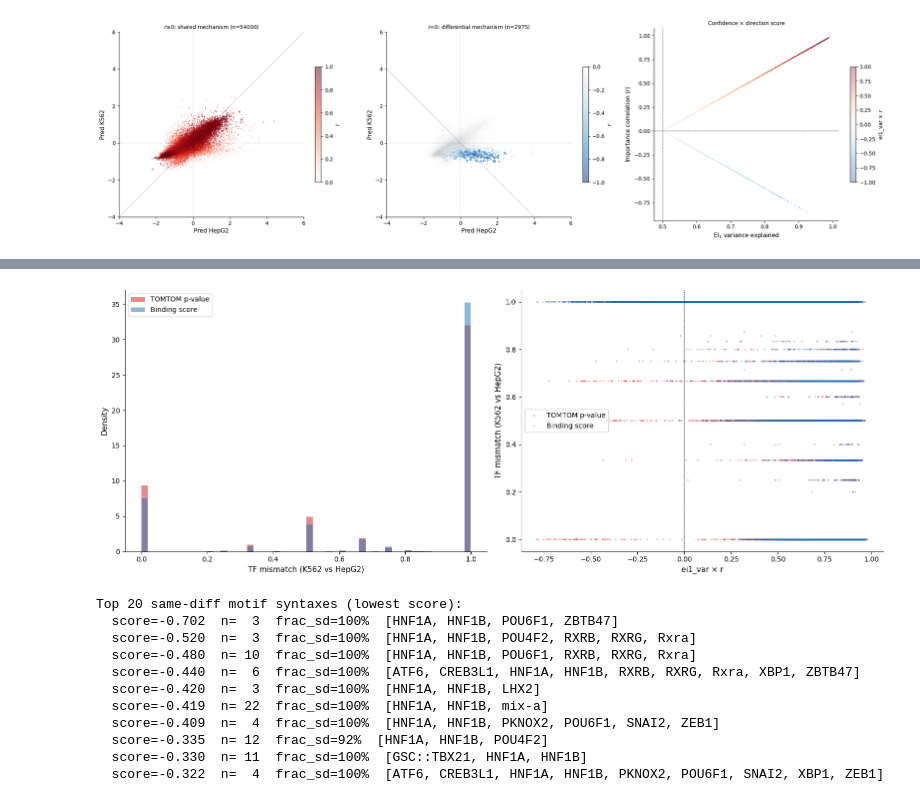
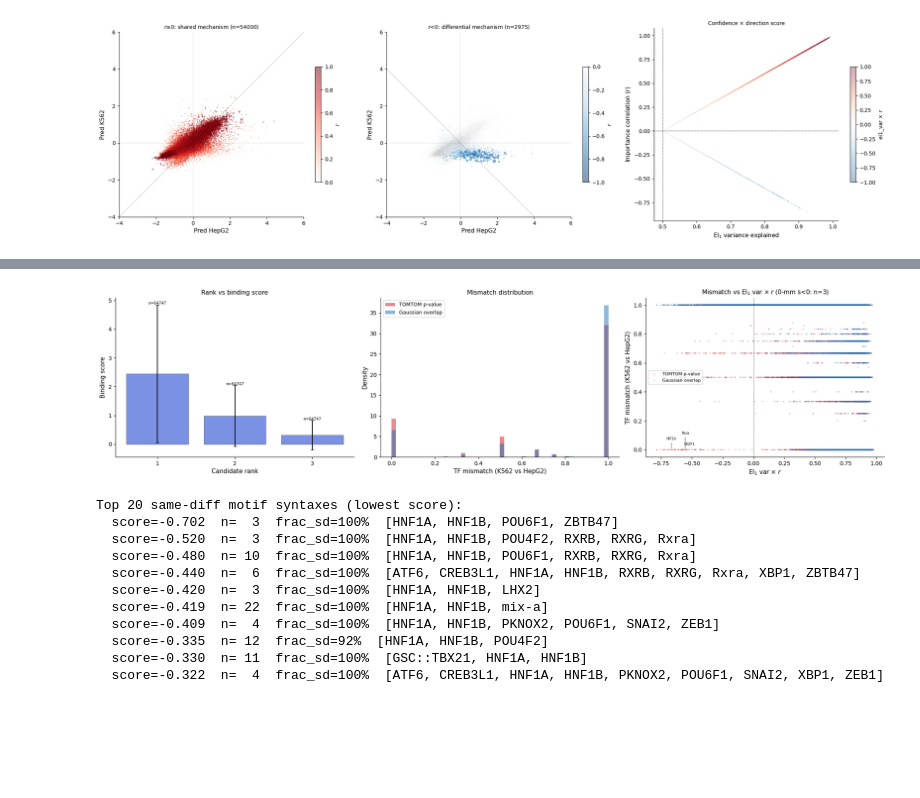
Before and after one commit to pabmantilla/Hippo_dependency_mpra, a Jupyter notebook: genomic_targets/scripts/2d_targeting/hippo_target_selection.ipynb, the cells around one changed output, grey strips where cells are left out. Drawn from its saved outputs; the diff is of its cells as text; code cells hidden in the pictures; blank space fills up the shorter version.

Commit message:
gaussian binding score

```diff
--- a/genomic_targets/scripts/2d_targeting/hippo_target_selection.ipynb
+++ b/genomic_targets/scripts/2d_targeting/hippo_target_selection.ipynb
@@ -106,17 +106,31 @@ score = ei1_var * corrs
 def parse_components(tf_name):
     return [p.strip().upper() for p in tf_name.replace('::', ':').split(':') if p.strip()]
 
+# Estimate sigma from expressed TFs
+_lfcs = []
+for tf in tf_tpm:
+    h_tpm = tf_tpm[tf].get('HepG2', 0)
+    k_tpm = tf_tpm[tf].get('K562', 0)
+    if max(h_tpm, k_tpm) < 1:
+        continue
+    _lfcs.append(abs(np.log1p(h_tpm) - np.log1p(k_tpm)))
+SIGMA = float(np.median(_lfcs))
+print(f'Estimated sigma from expressed TFs: {SIGMA:.3f}')
+
 def binding_score(tf_name, detecting_ct, s):
     components = parse_components(tf_name)
     log_expr = {}
     for ct in cell_types:
         tpm = max((tf_tpm.get(g, {}).get(ct, 0.0) for g in components), default=0.0)
         log_expr[ct] = np.log1p(tpm)
+    other_ct = [ct for ct in cell_types if ct != detecting_ct][0]
+    lfc = log_expr[detecting_ct] - log_expr[other_ct]
+    overlap = np.exp(-lfc ** 2 / (2 * SIGMA ** 2))
     w = (1 + np.clip(s, -1, 1)) / 2
-    shared = np.mean(list(log_expr.values()))
-    others = [log_expr[ct] for ct in cell_types if ct != detecting_ct]
-    specific = log_expr[detecting_ct] - (max(others) if others else 0.0)
-    return w * shared + (1 - w) * specific
+    separation = (1 - overlap) * (1 + np.clip(lfc, 0, None))
+    base_shared = (log_expr['HepG2'] + log_expr['K562']) / 2
+    base_detect = log_expr[detecting_ct]
+    return w * base_shared * overlap + (1 - w) * base_detect * separation
 
 # Re-rank motif hits
 motif_hits_ranked = {}
@@ -164,26 +178,64 @@ mm_bind = compute_mismatch(motif_hits_ranked)
 has_data = np.isfinite(mm_pval) & np.isfinite(mm_bind)
 idx = np.where(has_data)[0]
 
-fig, (ax1, ax2) = plt.subplots(1, 2, figsize=(16, 6))
+# Collect rank vs binding score
+from collections import defaultdict
+rank_bs = defaultdict(list)
+for ct in cell_types:
+    for si in range(n_seqs):
+        for h in motif_hits_ranked[ct][si]:
+            for rank, cand in enumerate(h['top_hits'], 1):
+                rank_bs[rank].append(cand['binding_score'])
 
-# Left: mismatch distribution for both methods
-ax1.hist(mm_pval[idx], bins=50, alpha=0.5, color='#cb181d', label='TOMTOM p-value', density=True)
-ax1.hist(mm_bind[idx], bins=50, alpha=0.5, color='#2171b5', label='Binding score', density=True)
-ax1.set_xlabel('TF mismatch (K562 vs HepG2)', fontsize=11)
-ax1.set_ylabel('Density', fontsize=11)
-ax1.legend(fontsize=10)
-ax1.spines['top'].set_visible(False); ax1.spines['right'].set_visible(False)
+fig, axes = plt.subplots(1, 3, figsize=(20, 5))
 
-# Right: mismatch vs ei1_var x r, two colors for two methods
-ax2.scatter(score[idx], mm_pval[idx], s=6, alpha=0.3, c='#cb181d',
-            edgecolors='none', rasterized=True, label='TOMTOM p-value')
-ax2.scatter(score[idx], mm_bind[idx], s=6, alpha=0.3, c='#2171b5',
-            edgecolors='none', rasterized=True, label='Binding score')
-ax2.set_xlabel('ei1_var × r', fontsize=11)
-ax2.set_ylabel('TF mismatch (K562 vs HepG2)', fontsize=11)
-ax2.axvline(0, color='k', lw=0.5, ls='--')
-ax2.legend(fontsize=10)
-ax2.spines['top'].set_visible(False); ax2.spines['right'].set_visible(False)
+# Left: rank vs binding score
+ax = axes[0]
+max_rank = min(max(rank_bs.keys()), 6)
+ranks = list(range(1, max_rank + 1))
+means = [np.mean(rank_bs[r]) for r in ranks]
+stds = [np.std(rank_bs[r]) for r in ranks]
+ax.bar(ranks, means, yerr=stds, capsize=3, color='#4363d8', alpha=0.7, edgecolor='k', linewidth=0.5)
+for r, m in zip(ranks, means):
+    ax.text(r, m + stds[r-1] + 0.01, f'n={len(rank_bs[r])}', ha='center', fontsize=7)
+ax.set_xlabel('Candidate rank', fontsize=11)
+ax.set_ylabel('Binding score', fontsize=11)
+ax.set_xticks(ranks)
+ax.set_title('Rank vs binding score', fontsize=11)
+ax.spines['top'].set_visible(False); ax.spines['right'].set_visible(False)
+
+# Middle: mismatch distribution
+ax = axes[1]
+ax.hist(mm_pval[idx], bins=50, alpha=0.5, color='#cb181d', label='TOMTOM p-value', density=True)
+ax.hist(mm_bind[idx], bins=50, alpha=0.5, color='#2171b5', label='Gaussian overlap', density=True)
+ax.set_xlabel('TF mismatch (K562 vs HepG2)', fontsize=11)
+ax.set_ylabel('Density', fontsize=11)
+ax.legend(fontsize=9)
+ax.set_title('Mismatch distribution', fontsize=11)
+ax.spines['top'].set_visible(False); ax.spines['right'].set_visible(False)
+
+# Right: mismatch vs s, annotate 0-mismatch negative-s with TF names
+ax = axes[2]
+ax.scatter(score[idx], mm_pval[idx], s=6, alpha=0.3, c='#cb181d',
+           edgecolors='none', rasterized=True, label='TOMTOM p-value')
+ax.scatter(score[idx], mm_bind[idx], s=6, alpha=0.3, c='#2171b5',
+           edgecolors='none', rasterized=True, label='Gaussian overlap')
+
+zero_neg = idx[(mm_bind[idx] == 0) & (score[idx] < 0)]
+for i, si in enumerate(zero_neg):
+    # Get top-ranked TF from first motif hit (K562)
+    hits_k = motif_hits_ranked['K562'][si]
+    tf_label = hits_k[0]['tf'] if hits_k else '?'
+    ax.annotate(tf_label, (score[si], mm_bind[si]),
+                xytext=(0, 8 + (i % 5) * 10), textcoords='offset points',
+                fontsize=6, ha='center', arrowprops=dict(arrowstyle='-', lw=0.5, color='k'))
+
+ax.set_xlabel('EI$_1$ var $\\times$ $r$', fontsize=11)
+ax.set_ylabel('TF mismatch (K562 vs HepG2)', fontsize=11)
+ax.axvline(0, color='k', lw=0.5, ls='--')
+ax.legend(fontsize=8)
+ax.set_title(f'Mismatch vs EI$_1$ var $\\times$ $r$ (0-mm s<0: n={len(zero_neg)})', fontsize=11)
+ax.spines['top'].set_visible(False); ax.spines['right'].set_visible(False)
 
 plt.tight_layout()
 plt.show()
@@ -195,4 +247,4 @@ Re-ranked 64747 motif hits, 43601 changed (67.3%)
-[figure, old version]
+[figure, new version]
 # %%
 score = ei1_var * corrs
 hippo_kw = ['TEAD', 'STAT', 'JUN', 'FOS', 'RUNX']
```
Also changed, not shown: parts of 6 cells of this notebook.
